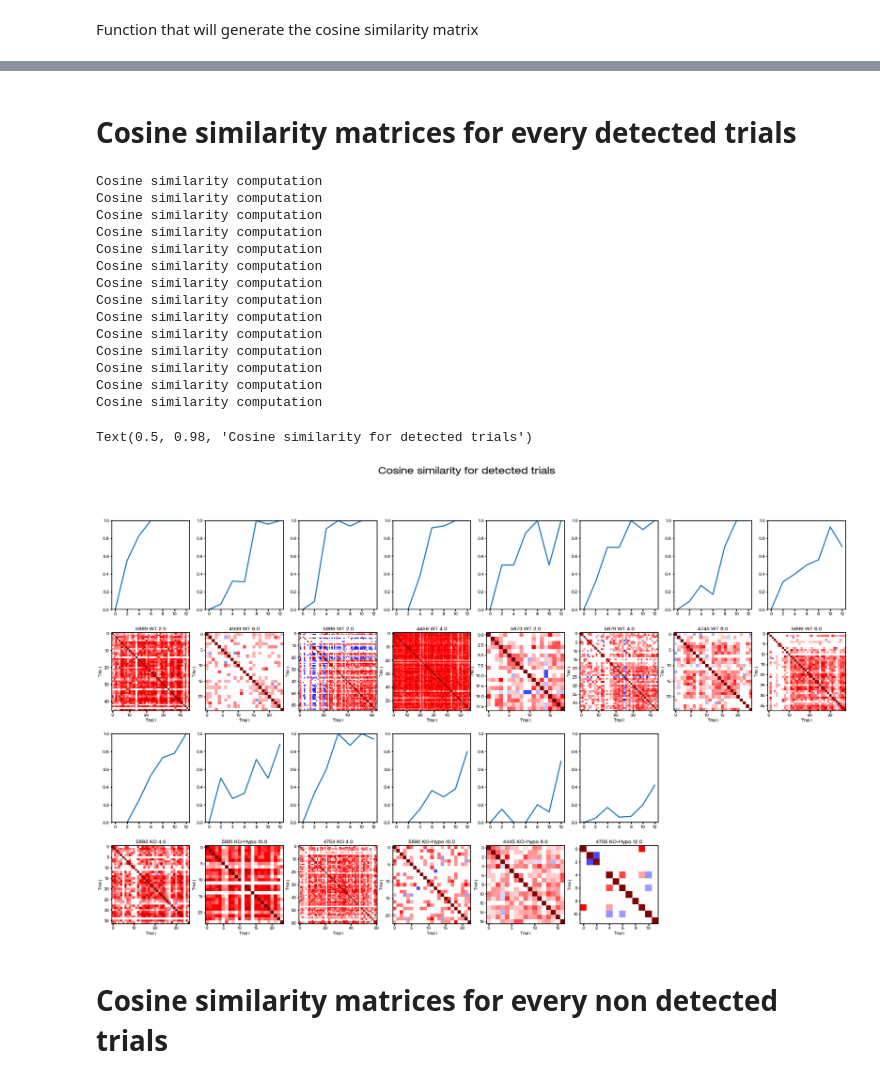
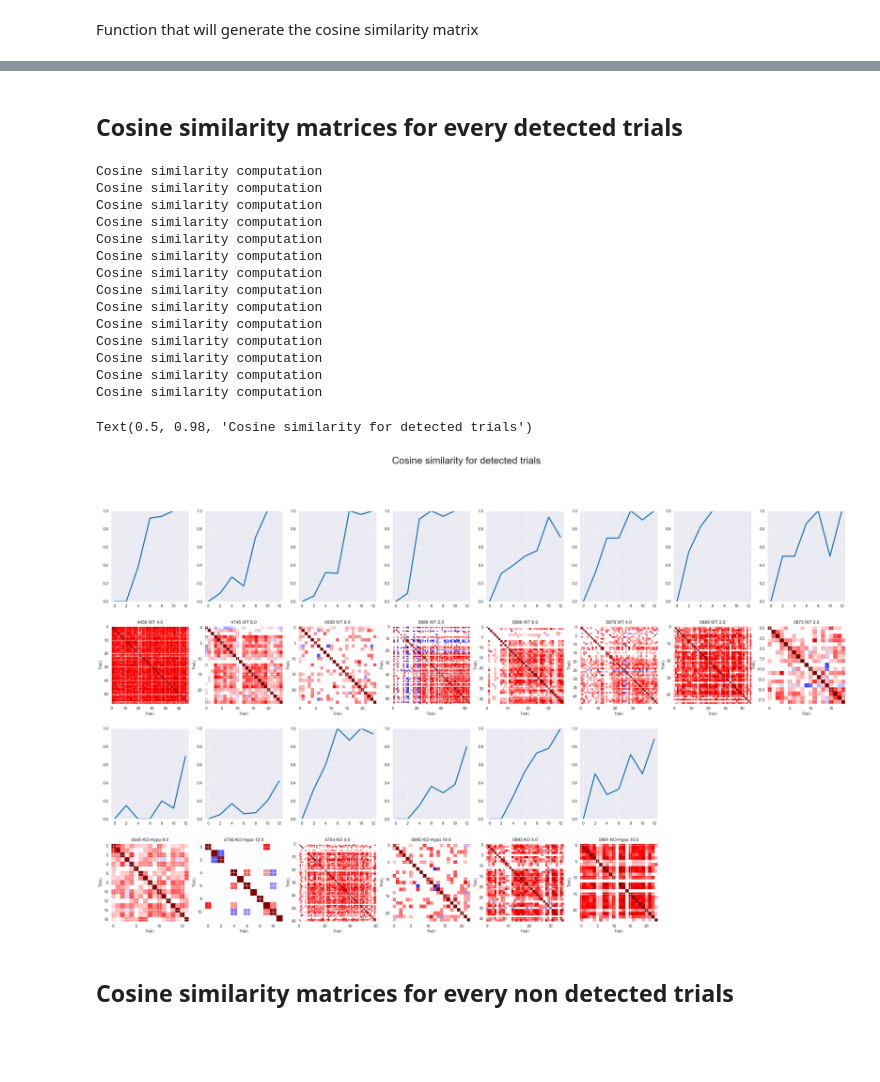
Before and after one commit to OuraniaSem/Percephone, a Jupyter notebook: Figures/tbt_pattern_var.ipynb, the cells around one changed output, grey strips where cells are left out. Saved outputs shown, nothing was run; the diff lists cells and outputs as text; code cells hidden in the pictures; blank space fills up the shorter version.

```diff
--- a/Figures/tbt_pattern_var.ipynb
+++ b/Figures/tbt_pattern_var.ipynb
@@ -22,7 +22,28 @@ plt.switch_backend("Qt5Agg")
 matplotlib.use("Qt5Agg")
 %matplotlib inline
 # %%
-directory = "/datas/Théo/Projects/Percephone/data/Amplitude_Detection/loop_format_tau_02/"
-roi_info = pd.read_excel(directory + "/FmKO_ROIs&inhibitory.xlsx")
+user = "Célien"
+
+if user == "Célien":
+    directory = "C:/Users/cvandromme/Desktop/Data/"
+    roi_path = "C:/Users/cvandromme/Desktop/FmKO_ROIs&inhibitory.xlsx"
+elif user == "Théo":
+    directory = "/datas/Théo/Projects/Percephone/data/Amplitude_Detection/loop_format_tau_02/"
+    roi_path = directory + "/FmKO_ROIs&inhibitory.xlsx"
+
+roi_info = pd.read_excel(roi_path)
 files = os.listdir(directory)
 files_ = [file for file in files if file.endswith("synchro")]
+
+def opening_rec(fil, i):
+    rec = pc.RecordingAmplDet(directory + fil + "/", 0, roi_path)
+    rec.peak_delay_amp()
+    return rec
+
+workers = cpu_count()
+if user == "Célien":
+    pool = pool.ThreadPool(processes=workers)
+elif user == "Théo":
+    pool = Pool(processes=workers)
+async_results = [pool.apply_async(opening_rec, args=(file, i)) for i, file in enumerate(files_)]
+recs = {ar.get().filename: ar.get() for ar in async_results}
@@ -29,11 +65,2 @@ files_ = [file for file in files if file.endswith("synchro")]
 # %% [markdown]
 Initiating all recordings with multiprocessing
-# %%
-def opening_rec(fil,i):
-    rec = pc.RecordingAmplDet(directory + fil + "/", 0, fil, roi_info)
-    return rec
-
-workers = cpu_count()
-pool = Pool(processes=workers)
-async_results = [pool.apply_async(opening_rec, args=(file,i)) for i,file in enumerate(files_)]
-recs = [ar.get() for ar in async_results]
@@ -70,7 +86,7 @@ y, i = 0, 0
 amps = [2, 6,6, 4, 4, 4, 8, 4, 4, 12, 8, 6, 6, 12, 12]  # manual selection of the threshold amp for each animal from psychometric curves
 fig, ax = plt.subplots(4, 8, figsize=(35, 20))
 
-for rec, amp in zip(recs, amps):
+for rec, amp in zip(recs.values(), amps):
         # rec.responsivity()
         resp_m=np.transpose(rec.matrices["EXC"]["Responsivity"])
         if rec.genotype == "WT":
@@ -107,46 +123,46 @@ Text(0.5, 0.98, 'Cosine similarity for all trials')
 # %% [markdown]
-# Cosine similarity matrices for every detected trials
+## Cosine similarity matrices for every detected trials
 # %%
 y, i = 0, 0
 amps = [2, 6, 6, 4, 4, 4, 8, 4, 4, 12, 8, 6, 6, 12, 12]  # manual selection of the threshold amp for each animal from psychometric curves
 fig, ax = plt.subplots(4, 8, figsize=(35, 20))
 
-for rec, amp in zip(recs, amps):
+for rec, amp in zip(recs.values(), amps):
         # rec.responsivity()
         resp_m=np.transpose(rec.matrices["EXC"]["Responsivity"])[rec.detected_stim]
         if rec.genotype == "WT":
             pbh.psycho_like_plot(rec, roi_info, ax[0, i])
             cosine_matrix(ax[1, i], rec, rec.threshold,resp_m)
             i = i + 1
         else:
             pbh.psycho_like_plot(rec, roi_info, ax[2, y])
             cosine_matrix(ax[3, y], rec, rec.threshold,resp_m)
             y = y + 1
 
 ax[2, 6].set_axis_off()
 ax[2, 7].set_axis_off()
 ax[3, 6].set_axis_off()
 ax[3, 7].set_axis_off()
 fig.suptitle('Cosine similarity for detected trials', fontsize=26)
 # %% [output]
 Cosine similarity computation
 Cosine similarity computation
 Cosine similarity computation
 Cosine similarity computation
 Cosine similarity computation
 Cosine similarity computation
 Cosine similarity computation
 Cosine similarity computation
 Cosine similarity computation
 Cosine similarity computation
 Cosine similarity computation
 Cosine similarity computation
 Cosine similarity computation
 Cosine similarity computation
 Text(0.5, 0.98, 'Cosine similarity for detected trials')
-[figure, old version]
+[figure, new version]
 # %% [markdown]
-# Cosine similarity matrices for every non detected trials
+## Cosine similarity matrices for every non detected trials
 # %%
 y, i = 0, 0
 amps = [2, 6,6, 4, 4, 4, 8, 4, 4, 12, 8, 6, 6, 12, 12]  # manual selection of the threshold amp for each animal from psychometric curves
```
Also changed, not shown: parts of 15 cells of this notebook, 2 other files.
